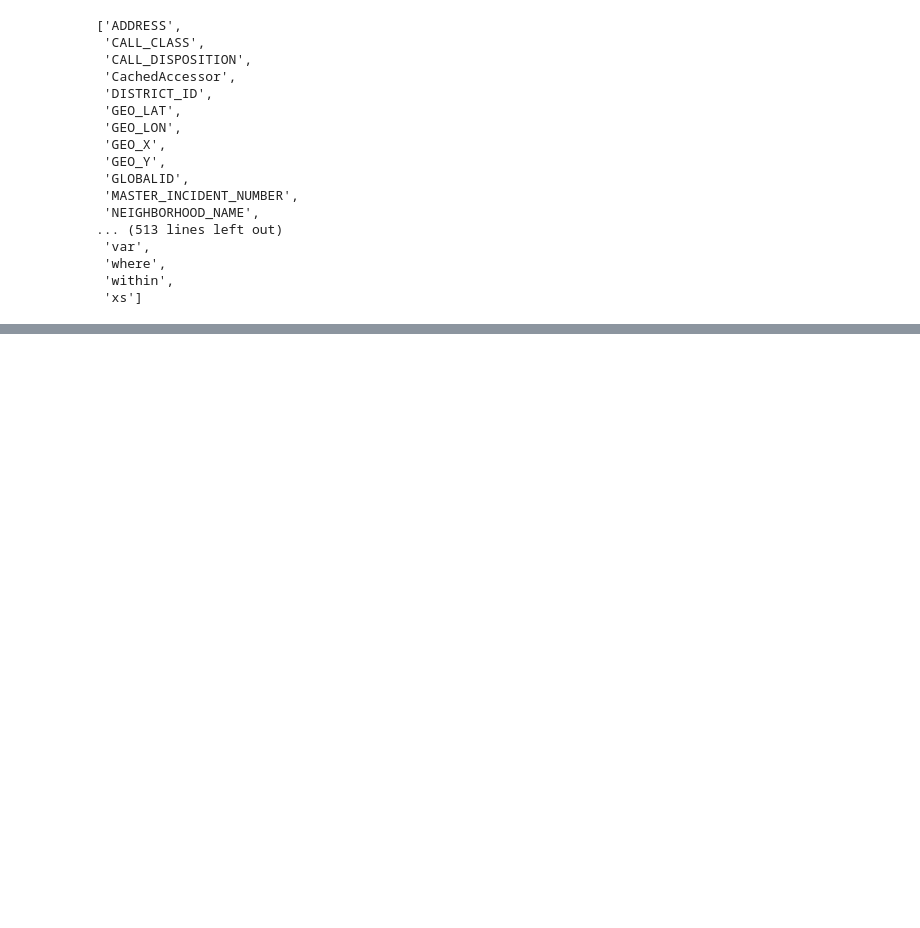
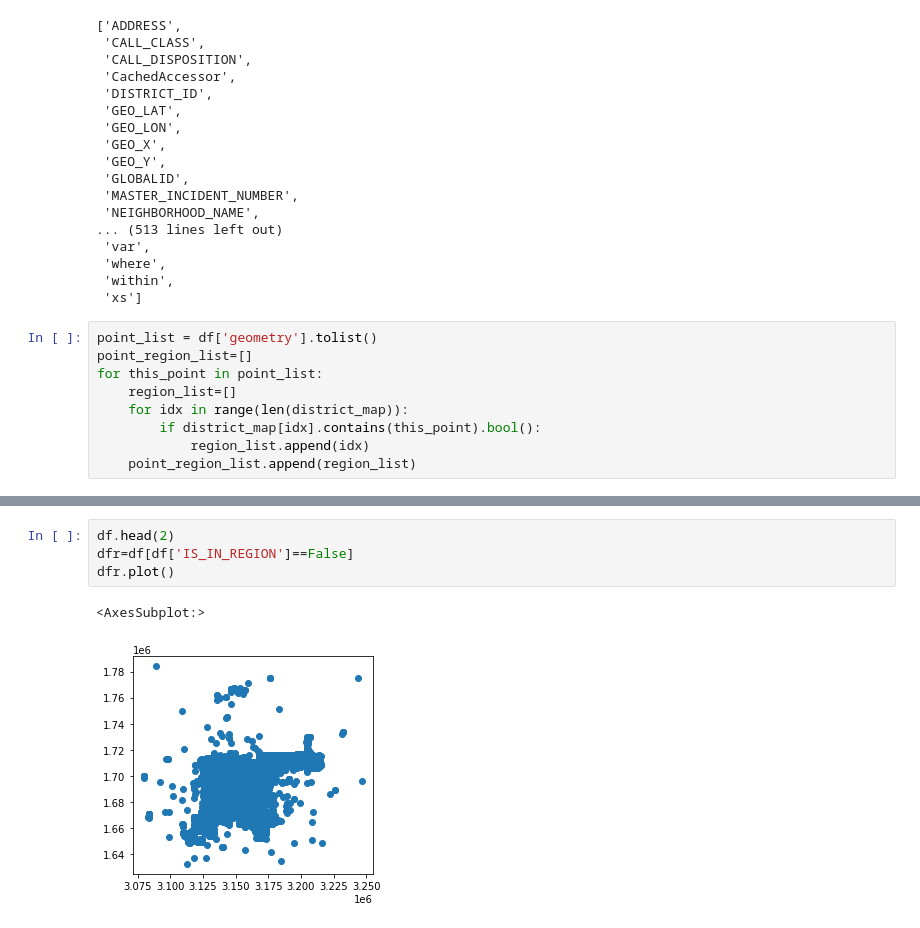
Before and after one commit to openpolicedata/openpolicedata, a Jupyter notebook: notebooks/ex_plotting_data.ipynb, the cells around one changed output, grey strips where cells are left out. Cells and saved outputs as stored; diff of their text form; blank space fills up the shorter version.

```diff
--- a/notebooks/ex_plotting_data.ipynb
+++ b/notebooks/ex_plotting_data.ipynb
@@ -76,3 +84,12 @@ dir(tables.table)
  'where',
  'within',
  'xs']
+# %%
+point_list = df['geometry'].tolist()
+point_region_list=[]
+for this_point in point_list:
+    region_list=[]
+    for idx in range(len(district_map)):
+        if district_map[idx].contains(this_point).bool():
+            region_list.append(idx)
+    point_region_list.append(region_list)
@@ -87,3 +124,10 @@ IndexError: tuple index out of range
+# %%
+df.head(2)
+dfr=df[df['IS_IN_REGION']==False]
+dfr.plot()
+# %% [output]
+<AxesSubplot:>
+[figure, added]
 # %%
 fig, ax = plt.subplots(figsize=(10,10))
 
```
Also changed, not shown: parts of 8 cells of this notebook.
